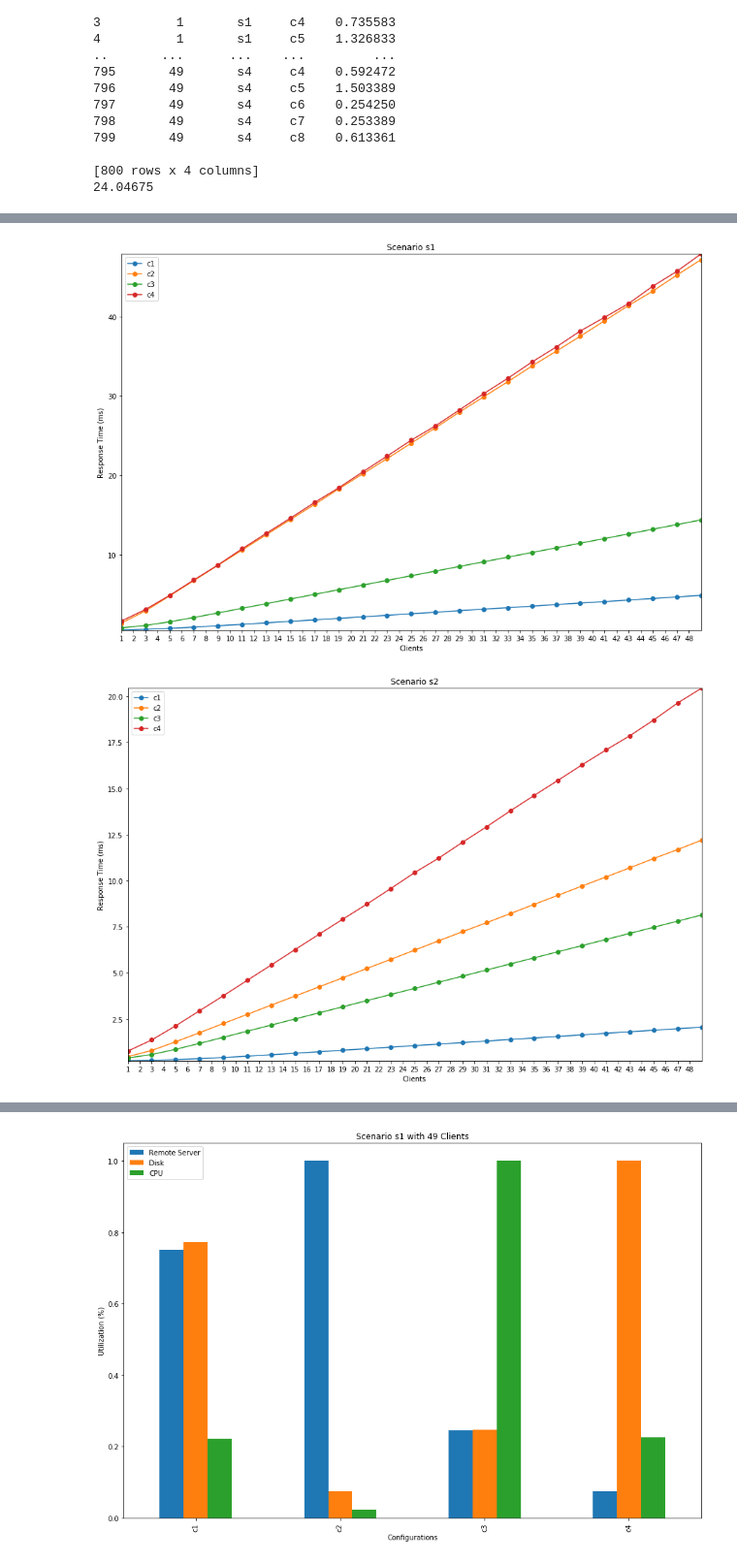
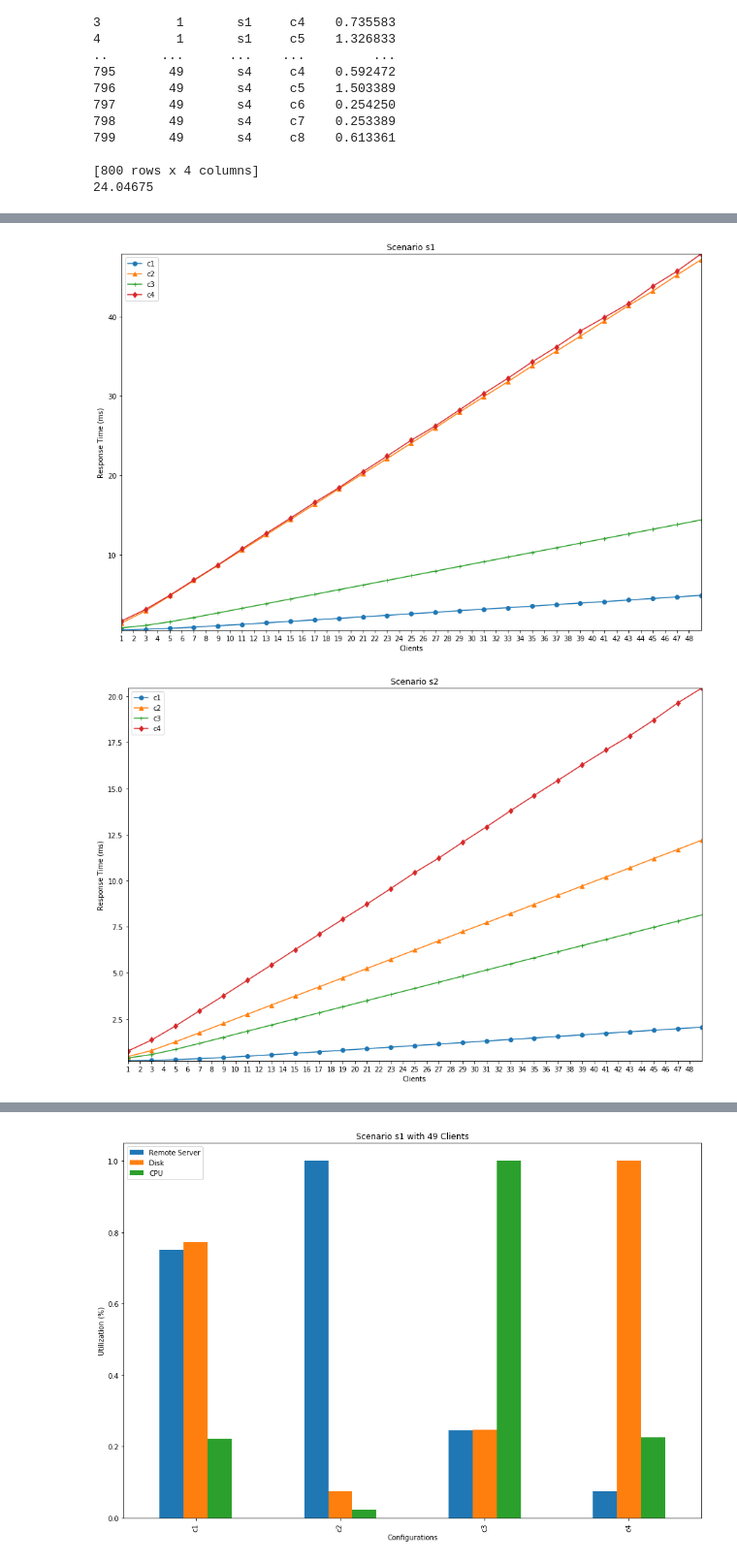
Before and after one commit to nferrante1/pecsn_project, a Jupyter notebook: Jupyter/Confidence Interval Analysis.ipynb, the cells around one changed output, grey strips where cells are left out. Shown at 97% size. Saved outputs shown, nothing was run; the diff lists cells and outputs as text; code cells hidden in the pictures.

```diff
--- a/Jupyter/Confidence Interval Analysis.ipynb
+++ b/Jupyter/Confidence Interval Analysis.ipynb
@@ -28,12 +47,11 @@ configurations=['c1','c3','c5','c8']
 #Getting all the scenarios in the simulation table (column config)
 scenarios=dfThroughput['scenario'].unique()
 
-print(dfThroughput['throughput'].std())
-print(dfThroughput['throughput'].mean())
+#Adding column for mean of the sample and the confidence interval
+dfThroughput['throughput_mean'] = dfThroughput.groupby(['scenario','config','clients'])['throughput'].transform('mean')
+dfThroughput['throughput_ci'] = dfThroughput.groupby(['scenario','config','clients'])['throughput'].transform(conf_interval)
 
 
-#Test
-print(configurations)
-
-print(dfThroughput)
+dfThroughput=dfThroughput.loc[(dfThroughput['attrValue']== '0')]
+dfThroughput=dfThroughput.drop(['attrValue'],axis=1)
 # %% [output]
@@ -56,0 +206,16 @@ print(dfThroughput)
+# %%
+#For every configurations plot a graph of utilization of the components by every scenario
+
+for scenario in scenarios:
+
+    dfTemp=dfUtilization.loc[(dfUtilization['clients']== clientsNum)&(dfUtilization['scenario']== scenario)]
+    plot=dfTemp.groupby(['config', 'moduleName'])['utilization_mean'].mean().unstack().plot.bar(yerr=dfTemp['utilization_ci'],figsize=(15,10))
+    plt.title('Scenario '+scenario+' with '+str(clientsNum)+' Clients')
+    print(dfTemp['utilization_ci'])
+
+    #LABELLING THE PLOT
+
+    plt.xlabel('Configurations')
+    plt.ylabel('Utilization (%)')
+    plt.legend(['Remote Server',"Disk","CPU"])
+    plt.show()
@@ -106,15 +328,15 @@ for scenario in scenarios:
     plt.title("Scenario "+scenario)
     plt.margins(0)
     plt.xticks(range(dfThroughput['clients'].min(),dfThroughput['clients'].max()))
-    markers=["o","^","+","d","h",]
+    markers=["-o","-^","-+","-d","-h"]
     for index,conf in enumerate(configurations):
         dfTemp=dfThroughput.loc[(dfThroughput['scenario']== scenario) & (dfThroughput['config'] == conf)]
-        plt.plot(dfTemp['clients'], dfTemp['throughput'],markers[index%len(markers)],linestyle='None',)
+        plt.plot(dfTemp['clients'], dfTemp['throughput'],markers[index%len(markers)])
         #Plot error bar
 
     #LABELLING THE PLOT
     plt.xlabel('Clients')
-    plt.ylabel('Throughput (ms)')
+    plt.ylabel('Throughput (transactions/s)')
     #plt.legend(configurations)
     plt.legend(['c1','c2','c3','c4'])
     plt.show()
@@ -126,34 +348,35 @@ for scenario in scenarios:
 # %%
 #RENSPONSE TIME
 
 #QUERY DB
 dfResponseTime=pd.read_sql_query("""
 SELECT clients, scenario, config,AVG(statMean) as responseTime
 FROM runConfig NATURAL JOIN statistic
 WHERE
 		statName = "responseTimeStat:stats" AND
 		moduleName = "Network"
 GROUP BY scenario,config, clients
 ORDER BY clients
 """, con)
 
 #FOR EVERY SCENARIO AND EVERY CONFIGURATIONS SHOW HOW CHANGE THE RESPONSE TIME WITH DIFFERENT NUMBER OF CLIENTS
 for scenario in scenarios:
     plt.figure(figsize=(15,10))
     plt.title("Scenario "+scenario)
     plt.margins(0)
     plt.xticks(range(dfResponseTime['clients'].min(),dfResponseTime['clients'].max()))
-    for conf in configurations:
+    markers=["-o","-^","-+","-d","-h",]
+    for index,conf in enumerate(configurations):
         dfTemp=dfResponseTime.loc[(dfResponseTime['scenario']== scenario) & (dfResponseTime['config'] == conf)]
-        plt.plot(dfTemp['clients'], dfTemp['responseTime'],marker='o')
+        plt.plot(dfTemp['clients'], dfTemp['responseTime'],markers[index%len(markers)])
 
     #LABELLING THE PLOT
 
     plt.xlabel('Clients')
     plt.ylabel('Response Time (ms)')
     #plt.legend(configurations)
     plt.legend(['c1','c2','c3','c4'])
     plt.show()
 # %% [output]
-[figure, old version]
+[figure, new version]
-[figure, old version]
+[figure, new version]
```
Also changed, not shown: parts of 10 cells of this notebook, 1 other file.
